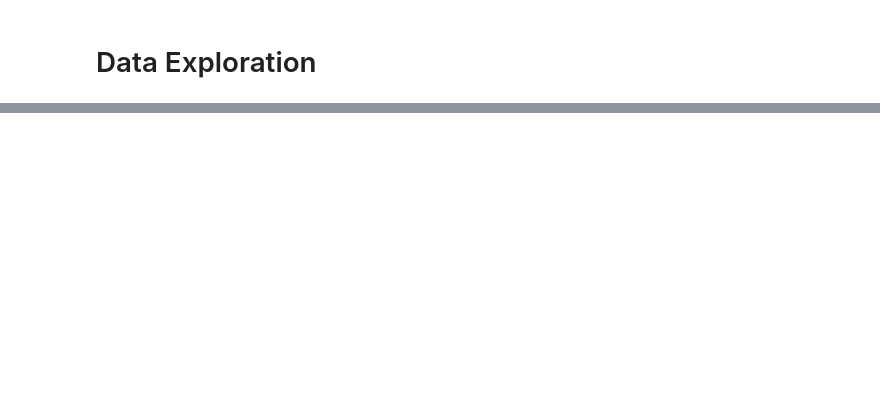
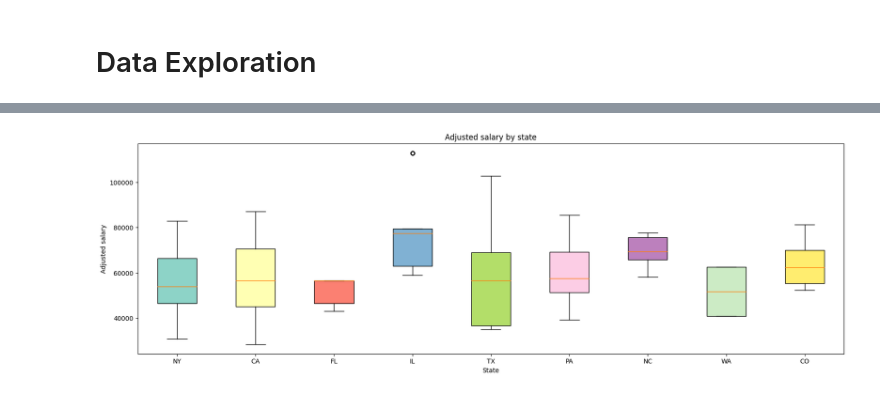
Before and after one commit to damla-jpg/brane-data-analyst-jobs, a Jupyter notebook: data_exploration.ipynb, the cells around one changed output, grey strips where cells are left out. Cells and saved outputs as stored; diff of their text form; code cells hidden in the pictures; blank space fills up the shorter version.

```diff
--- a/data_exploration.ipynb
+++ b/data_exploration.ipynb
@@ -6,6 +6,7 @@ import numpy as np
 import matplotlib.pyplot as plt
 import matplotlib
 import seaborn as sns
+colors = sns.color_palette('Blues_d')[0:6]
 matplotlib.rcParams['figure.facecolor'] = 'white'
 # %%
 df = pd.read_csv('DataAnalyst.csv')
@@ -159,0 +96,25 @@ See the caveats in the documentation: https://pandas.pydata.org/pandas-docs/stab
+# %%
+def plot_box(data, x, y):
+    data = data[data["State"].isin(["NY", "CA", "FL", "IL", "TX", "PA", "NC", "WA", "CO"])]
+    unique_states = data["State"].unique()
+    num_states = len(unique_states)
+
+
+    colors = plt.cm.get_cmap('Set3', num_states)
+    fig, ax = plt.subplots(figsize=(20, 6))
+    boxplot = ax.boxplot([data[data["State"] == state]["Adjusted salary"] for state in unique_states], patch_artist=True)
+
+    # Assign a different color to each boxplot
+    for patch, color in zip(boxplot['boxes'], colors(range(num_states))):
+        patch.set_facecolor(color)
+
+    ax.set_title("Adjusted salary by state")
+    ax.set_ylabel("Adjusted salary")
+    ax.set_xlabel("State")
+    ax.set_xticklabels(unique_states)
+
+    plt.show()
+
+plot_box(df, "State", "Adjusted salary")
+# %% [output]
+[figure, added]
```
Also changed, not shown: parts of 17 cells of this notebook, 12 other files.
